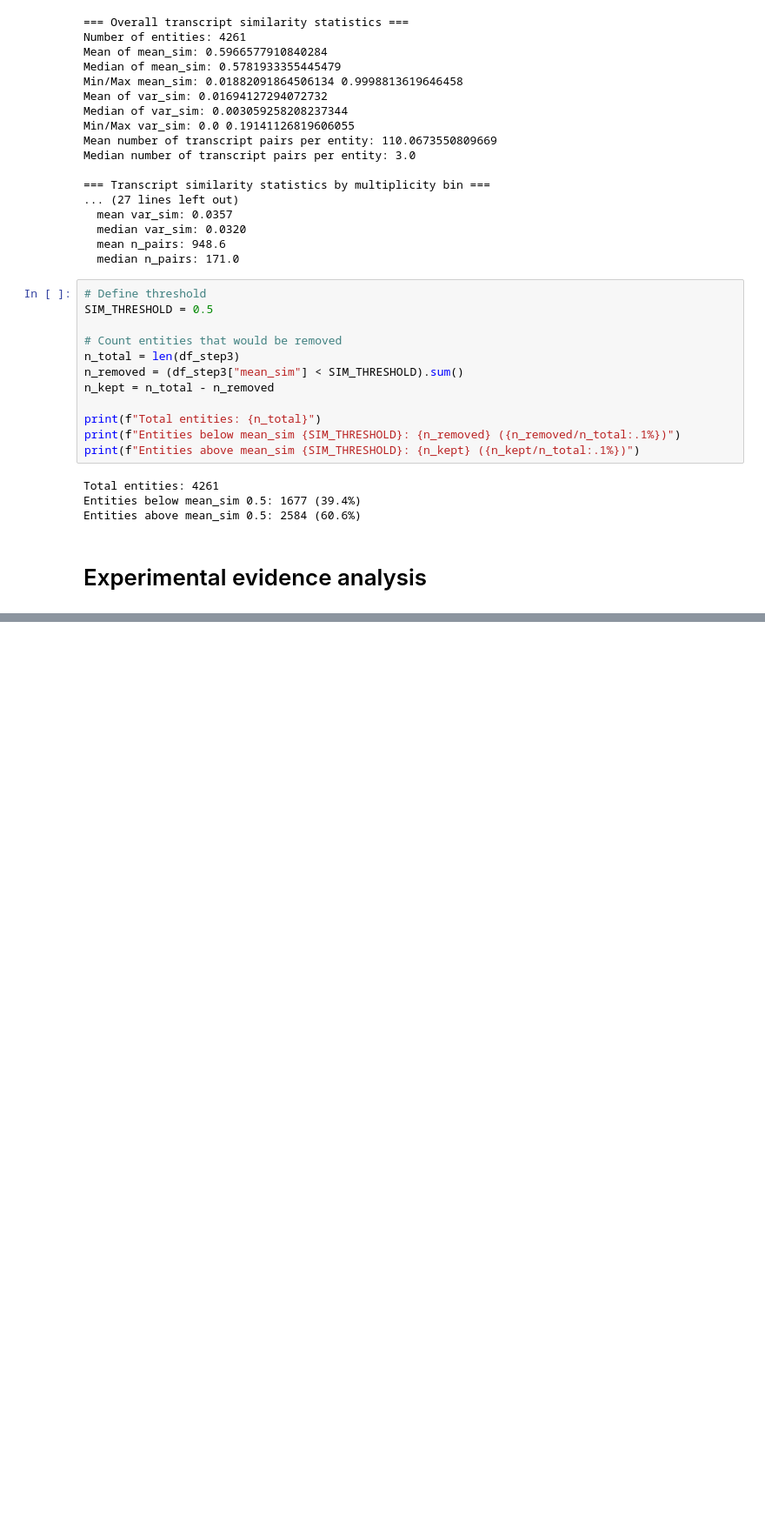
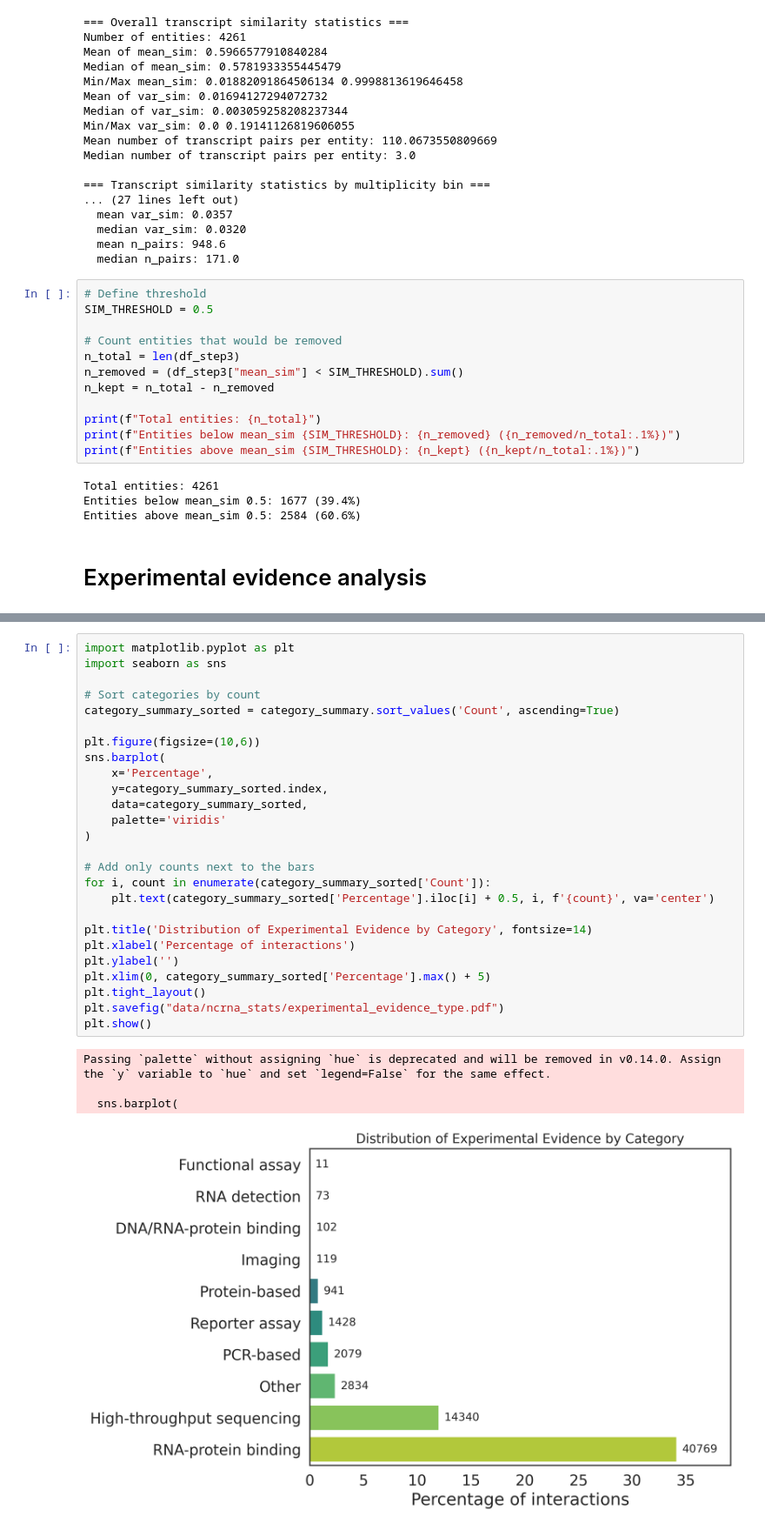
Before and after one commit to AnacletoLAB/RNAInterSeq, a Jupyter notebook: ncRNAInter_stats.ipynb, the cells around one changed output, grey strips where cells are left out. Shown at 87% size. Drawn from its saved outputs; the diff is of its cells as text; blank space fills up the shorter version.

Commit message:
Added experimental evidence analysis, missing mRNA results

```diff
--- a/ncRNAInter_stats.ipynb
+++ b/ncRNAInter_stats.ipynb
@@ -1016,0 +1203,31 @@ Entities above mean_sim 0.5: 2584 (60.6%)
+# %%
+import matplotlib.pyplot as plt
+import seaborn as sns
+
+# Sort categories by count
+category_summary_sorted = category_summary.sort_values('Count', ascending=True)
+
+plt.figure(figsize=(10,6))
+sns.barplot(
+    x='Percentage',
+    y=category_summary_sorted.index,
+    data=category_summary_sorted,
+    palette='viridis'
+)
+
+# Add only counts next to the bars
+for i, count in enumerate(category_summary_sorted['Count']):
+    plt.text(category_summary_sorted['Percentage'].iloc[i] + 0.5, i, f'{count}', va='center')
+
+plt.title('Distribution of Experimental Evidence by Category', fontsize=14)
+plt.xlabel('Percentage of interactions')
+plt.ylabel('')
+plt.xlim(0, category_summary_sorted['Percentage'].max() + 5)
+plt.tight_layout()
+plt.savefig("data/ncrna_stats/experimental_evidence_type.pdf")
+plt.show()
+# %% [output]
+Passing `palette` without assigning `hue` is deprecated and will be removed in v0.14.0. Assign the `y` variable to `hue` and set `legend=False` for the same effect.
+
+  sns.barplot(
+[figure, added]
```
Also changed, not shown: parts of 9 cells of this notebook, 1 other file.
